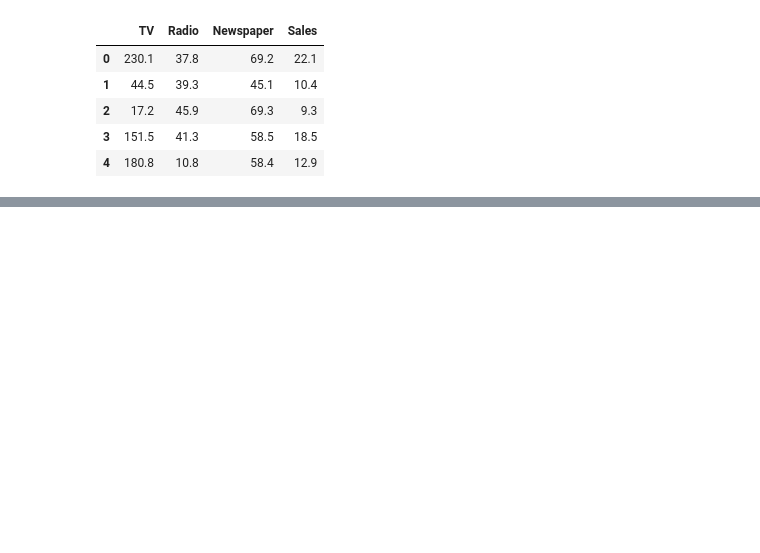
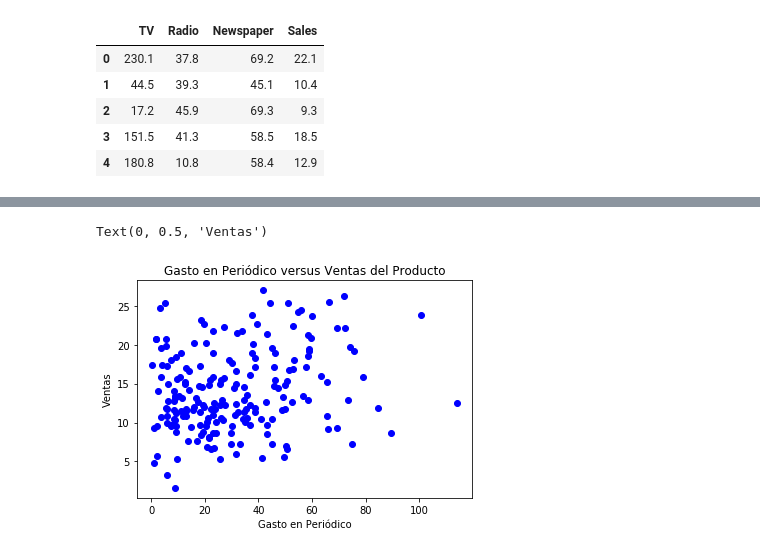
Before and after one commit to Andhurt/Machine_Learning_Py, a Jupyter notebook: notebooks/T3 - 1 - Statistics - Correlación.ipynb, the cells around one changed output, grey strips where cells are left out. Drawn from its saved outputs; the diff is of its cells as text; code cells hidden in the pictures; blank space fills up the shorter version.

```diff
--- a/notebooks/T3 - 1 - Statistics - Correlación.ipynb
+++ b/notebooks/T3 - 1 - Statistics - Correlación.ipynb
@@ -13,0 +110,8 @@ data_ads.head()
+# %%
+plt.plot(data_ads["Newspaper"], data_ads["Sales"], "bo")
+plt.title("Gasto en Periódico versus Ventas del Producto")
+plt.xlabel("Gasto en Periódico")
+plt.ylabel("Ventas")
+# %% [output]
+Text(0, 0.5, 'Ventas')
+[figure, added]
```
Also changed, not shown: parts of 14 cells of this notebook.
